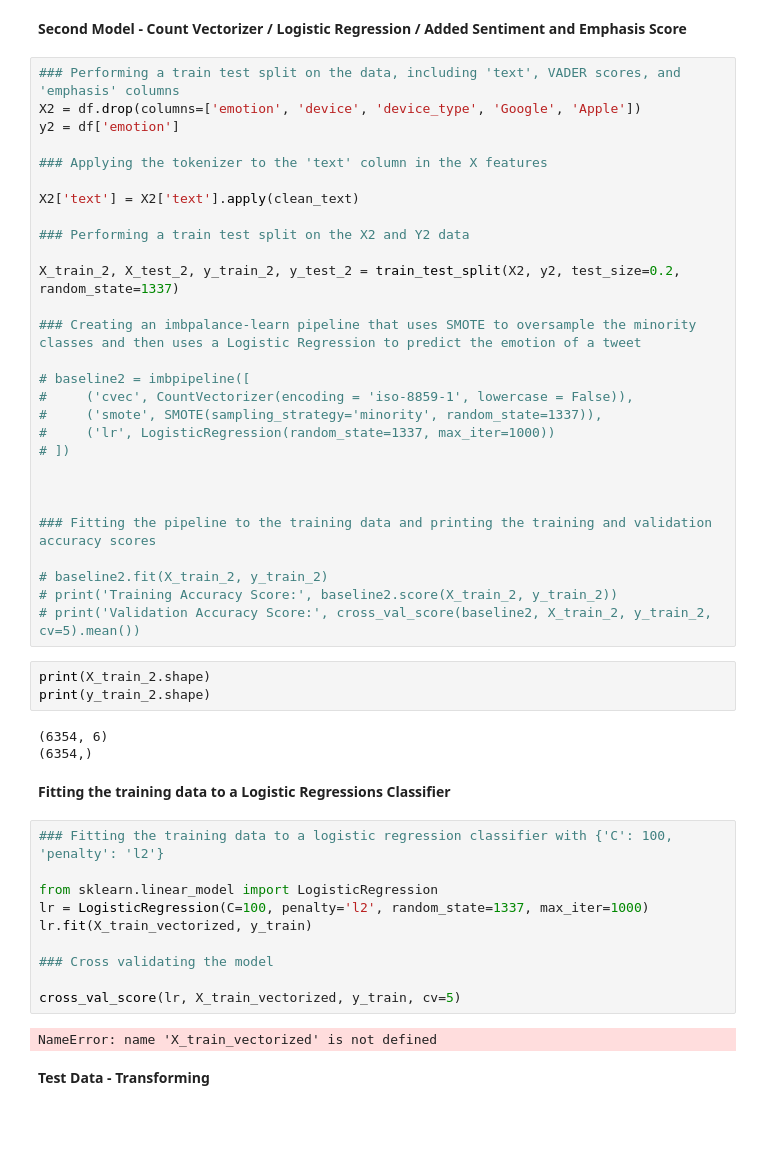
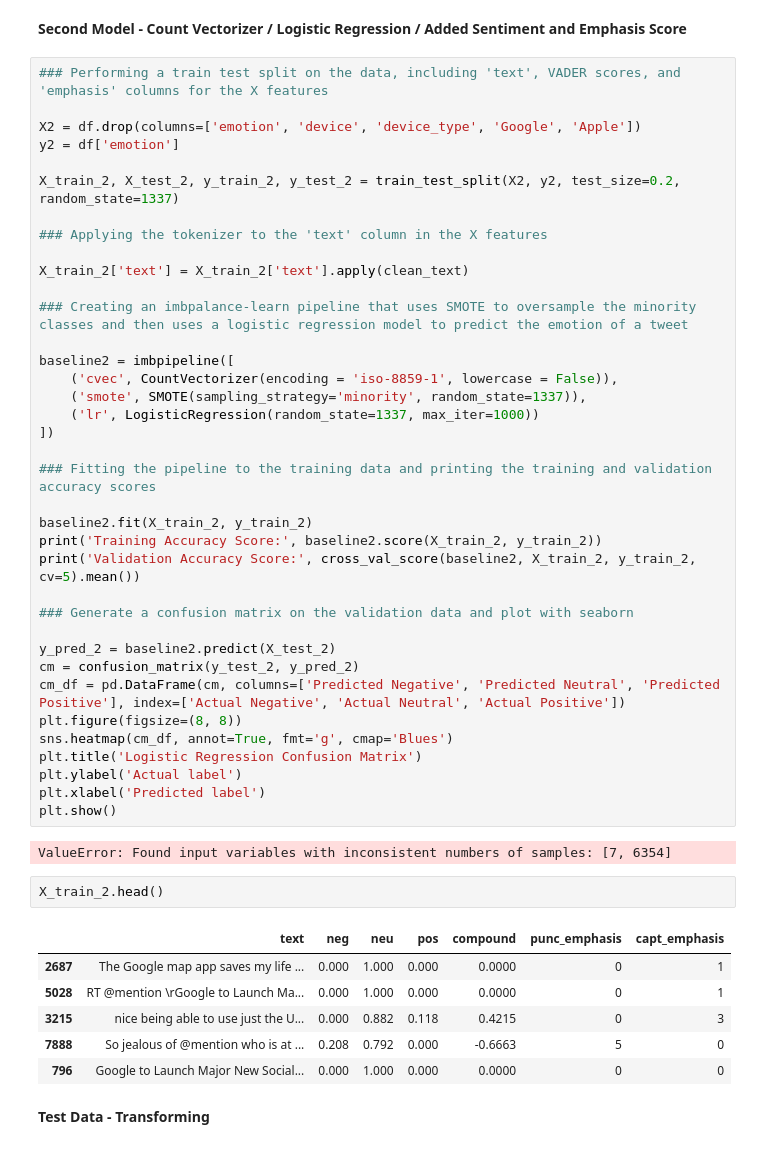
Before and after one commit to jswec/Phase4, a Jupyter notebook: Ryanv2.ipynb, the cells around one changed output. Drawn from its saved outputs; the diff is of its cells as text; blank space fills up the shorter version.

```diff
--- a/Ryanv2.ipynb
+++ b/Ryanv2.ipynb
@@ -246,53 +253,53 @@ df.head()
 # %% [markdown]
 **Second Model - Count Vectorizer / Logistic Regression / Added Sentiment and Emphasis Score**
 # %%
-### Performing a train test split on the data, including 'text', VADER scores, and 'emphasis' columns
+### Performing a train test split on the data, including 'text', VADER scores, and 'emphasis' columns for the X features
+
 X2 = df.drop(columns=['emotion', 'device', 'device_type', 'Google', 'Apple'])
 y2 = df['emotion']
 
+X_train_2, X_test_2, y_train_2, y_test_2 = train_test_split(X2, y2, test_size=0.2, random_state=1337)
+
 ### Applying the tokenizer to the 'text' column in the X features
 
-X2['text'] = X2['text'].apply(clean_text)
+X_train_2['text'] = X_train_2['text'].apply(clean_text)
 
-### Performing a train test split on the X2 and Y2 data
+### Creating an imbpalance-learn pipeline that uses SMOTE to oversample the minority classes and then uses a logistic regression model to predict the emotion of a tweet
 
-X_train_2, X_test_2, y_train_2, y_test_2 = train_test_split(X2, y2, test_size=0.2, random_state=1337)
-
-### Creating an imbpalance-learn pipeline that uses SMOTE to oversample the minority classes and then uses a Logistic Regression to predict the emotion of a tweet
-
-# baseline2 = imbpipeline([
-#     ('cvec', CountVectorizer(encoding = 'iso-8859-1', lowercase = False)),
-#     ('smote', SMOTE(sampling_strategy='minority', random_state=1337)),
-#     ('lr', LogisticRegression(random_state=1337, max_iter=1000))
-# ])
-
-
+baseline2 = imbpipeline([
+    ('cvec', CountVectorizer(encoding = 'iso-8859-1', lowercase = False)),
+    ('smote', SMOTE(sampling_strategy='minority', random_state=1337)),
+    ('lr', LogisticRegression(random_state=1337, max_iter=1000))
+])
 
 ### Fitting the pipeline to the training data and printing the training and validation accuracy scores
 
-# baseline2.fit(X_train_2, y_train_2)
-# print('Training Accuracy Score:', baseline2.score(X_train_2, y_train_2))
-# print('Validation Accuracy Score:', cross_val_score(baseline2, X_train_2, y_train_2, cv=5).mean())
+baseline2.fit(X_train_2, y_train_2)
+print('Training Accuracy Score:', baseline2.score(X_train_2, y_train_2))
+print('Validation Accuracy Score:', cross_val_score(baseline2, X_train_2, y_train_2, cv=5).mean())
+
+### Generate a confusion matrix on the validation data and plot with seaborn
+
+y_pred_2 = baseline2.predict(X_test_2)
+cm = confusion_matrix(y_test_2, y_pred_2)
+cm_df = pd.DataFrame(cm, columns=['Predicted Negative', 'Predicted Neutral', 'Predicted Positive'], index=['Actual Negative', 'Actual Neutral', 'Actual Positive'])
+plt.figure(figsize=(8, 8))
+sns.heatmap(cm_df, annot=True, fmt='g', cmap='Blues')
+plt.title('Logistic Regression Confusion Matrix')
+plt.ylabel('Actual label')
+plt.xlabel('Predicted label')
+plt.show()
+# %% [output]
+ValueError: Found input variables with inconsistent numbers of samples: [7, 6354]
-# %%
-print(X_train_2.shape)
-print(y_train_2.shape)
-# %% [output]
-(6354, 6)
-(6354,)
-# %% [markdown]
-**Fitting the training data to a Logistic Regressions Classifier**
-# %%
-### Fitting the training data to a logistic regression classifier with {'C': 100, 'penalty': 'l2'}
-
-from sklearn.linear_model import LogisticRegression
-lr = LogisticRegression(C=100, penalty='l2', random_state=1337, max_iter=1000)
-lr.fit(X_train_vectorized, y_train)
-
-### Cross validating the model
-
-cross_val_score(lr, X_train_vectorized, y_train, cv=5)
-# %% [output]
-NameError: name 'X_train_vectorized' is not defined
+# %%
+X_train_2.head()
+# %% [output]
+|  | text | neg | neu | pos | compound | punc_emphasis | capt_emphasis |
+| 2687 | The Google map app saves my life ... | 0.000 | 1.000 | 0.000 | 0.0000 | 0 | 1 |
+| 5028 | RT @mention \rGoogle to Launch Ma... | 0.000 | 1.000 | 0.000 | 0.0000 | 0 | 1 |
+| 3215 | nice being able to use just the U... | 0.000 | 0.882 | 0.118 | 0.4215 | 0 | 3 |
+| 7888 | So jealous of @mention who is at ... | 0.208 | 0.792 | 0.000 | -0.6663 | 5 | 0 |
+| 796 | Google to Launch Major New Social... | 0.000 | 1.000 | 0.000 | 0.0000 | 0 | 0 |
 # %% [markdown]
 **Test Data - Transforming**
 # %%
```
Also changed, not shown: parts of 7 cells of this notebook.
